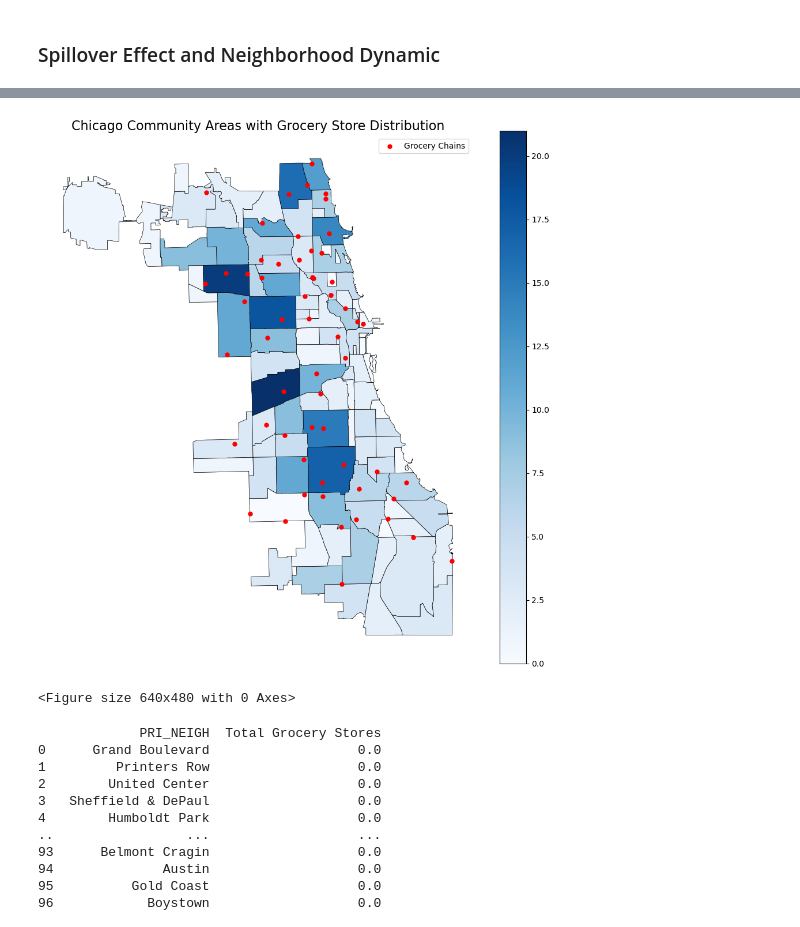
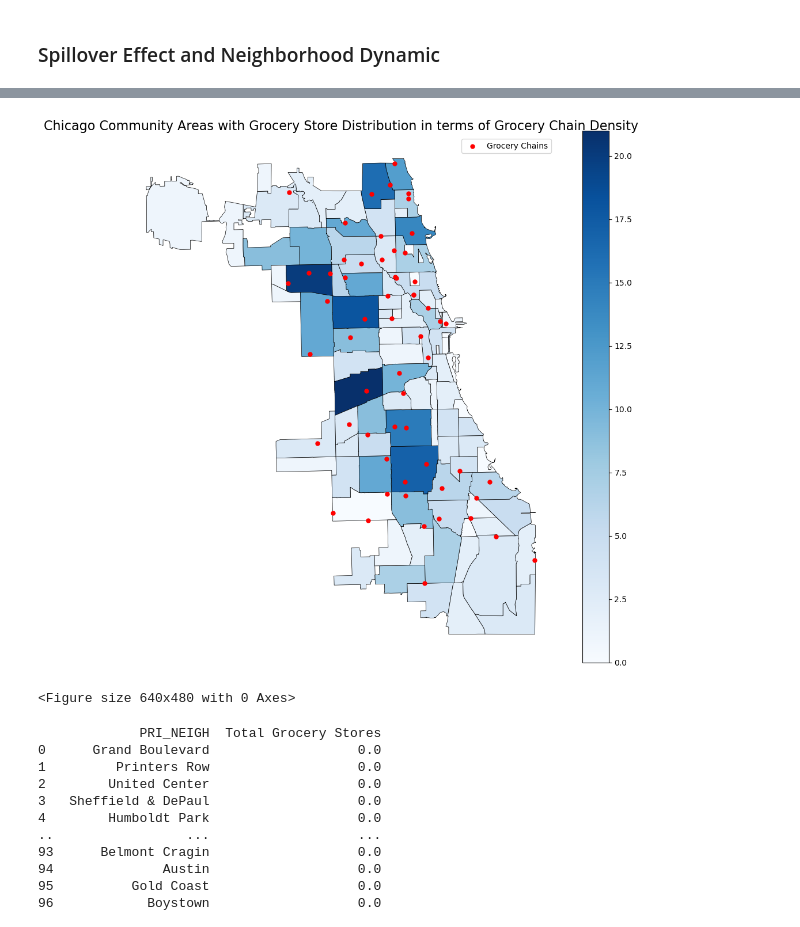
Before and after one commit to duongnguyen-t/Grocery-Distribution-in-Chicago, a Jupyter notebook: Research.ipynb, the cells around one changed output, grey strips where cells are left out. Drawn from its saved outputs; the diff is of its cells as text; code cells hidden in the pictures.

Commit message:
Update graphs with proper markup and explanations within

```diff
--- a/Research.ipynb
+++ b/Research.ipynb
@@ -793,35 +797,35 @@ geo_data = geo_data.merge(non_chain_counts, on='PRI_NEIGH', how='left')
 geo_data['Non-Chain Count'] = geo_data['Non-Chain Count'].fillna(0)  # Fill NaN with 0
 
 geo_data = geo_data.merge(chain_counts, on='PRI_NEIGH', how='left')
 geo_data['Chain Count'] = geo_data['Chain Count'].fillna(0)  # Fill NaN with 0
 
 # Plot the map
 fig, ax = plt.subplots(figsize=(12, 12))
 
 # Plot community areas with gradient based on non-chain store count
 geo_data.plot(
     ax=ax,
     column='Non-Chain Count',
     cmap='Blues',  # Blue colormap
     legend=True,
     edgecolor='black',
     linewidth=0.5
 )
 
 # Add dots for grocery chains
 chain_stores.plot(ax=ax, color='red', markersize=25, label='Grocery Chains')
 
 # Add title and legend
-ax.set_title('Chicago Community Areas with Grocery Store Distribution', fontsize=16)
+ax.set_title('Chicago Community Areas with Grocery Store Distribution in terms of Grocery Chain Density', fontsize=16)
 ax.legend()
 ax.set_axis_off()
 
 # Show the map
 plt.show()
 #save the plot
 plt.savefig('grocery_store_map.png')
 # %% [output]
-[figure, old version]
+[figure, new version]
 <Figure size 640x480 with 0 Axes>
 # %%
 # Count total grocery stores in each neighborhood
```
Also changed, not shown: parts of 13 cells of this notebook, 5 other files.
